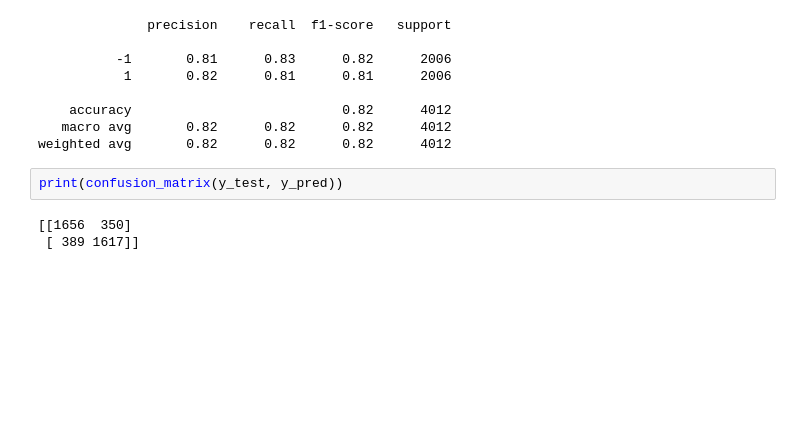
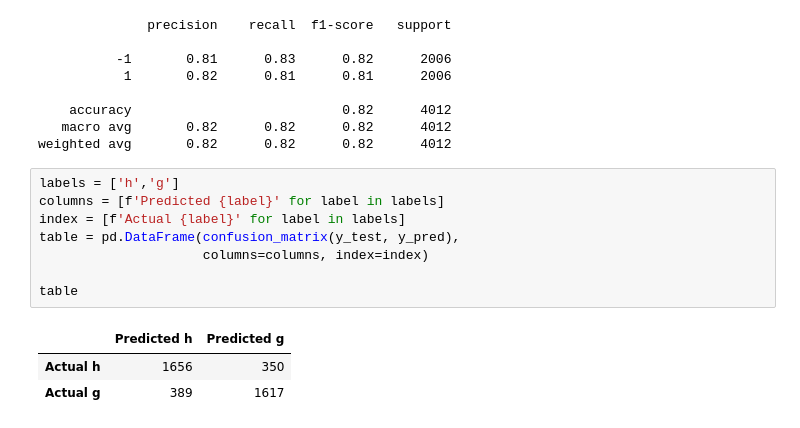
Before and after one commit to Ahmadsaidnouh/Term7-Artificial-Intelligence-Assignments, a Jupyter notebook: lab3/presentation/ada_boost.ipynb, the cells around one changed output. Cells and saved outputs as stored; diff of their text form; blank space fills up the shorter version.

```diff
--- a/lab3/presentation/ada_boost.ipynb
+++ b/lab3/presentation/ada_boost.ipynb
@@ -229,7 +229,14 @@ print(classification_report(y_test, y_pred))
    macro avg       0.82      0.82      0.82      4012
 weighted avg       0.82      0.82      0.82      4012
 # %%
-print(confusion_matrix(y_test, y_pred))
+labels = ['h','g']
+columns = [f'Predicted {label}' for label in labels]
+index = [f'Actual {label}' for label in labels]
+table = pd.DataFrame(confusion_matrix(y_test, y_pred),
+                     columns=columns, index=index)
+
+table
 # %% [output]
-[[1656  350]
- [ 389 1617]]
+|  | Predicted h | Predicted g |
+| Actual h | 1656 | 350 |
+| Actual g | 389 | 1617 |
```
Also changed, not shown: parts of 3 cells of this notebook, 3 other files.
